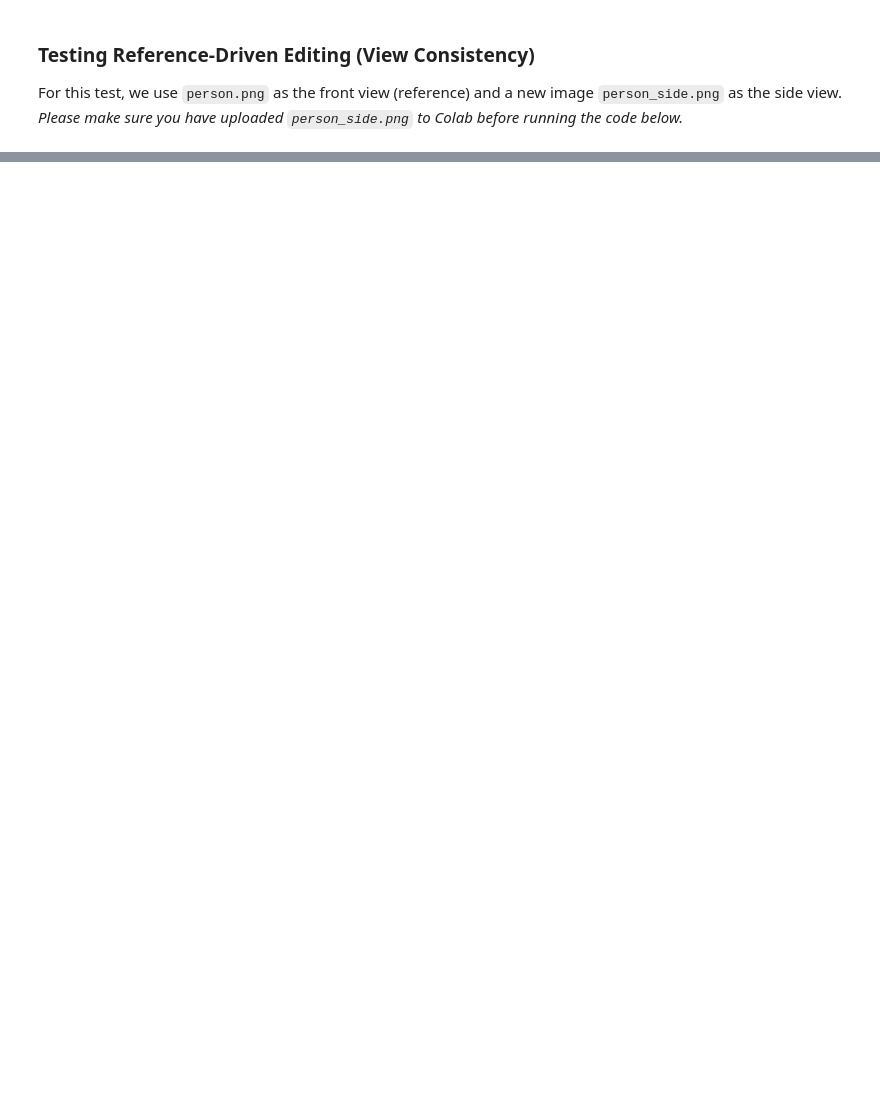
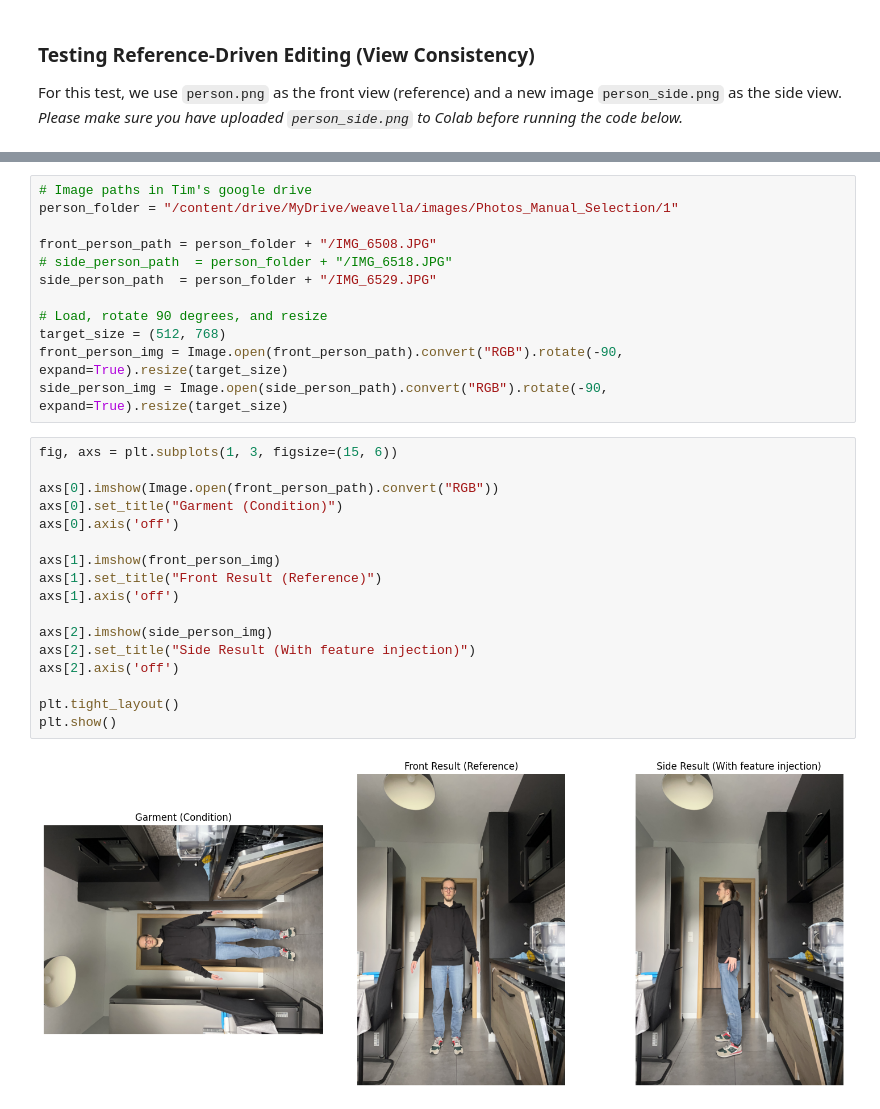
Before and after one commit to Eikthyrnir/CatVTON_3DGS, a Jupyter notebook: CatVTON_sandbox.ipynb, the cells around one changed output, grey strips where cells are left out. Cells and saved outputs as stored; diff of their text form; blank space fills up the shorter version.

```diff
--- a/CatVTON_sandbox.ipynb
+++ b/CatVTON_sandbox.ipynb
@@ -324 +347,32 @@ For this test, we use `person.png` as the front view (reference) and a new image
+# %%
+# Image paths in Tim's google drive
+person_folder = "/content/drive/MyDrive/weavella/images/Photos_Manual_Selection/1"
+
+front_person_path = person_folder + "/IMG_6508.JPG"
+# side_person_path  = person_folder + "/IMG_6518.JPG"
+side_person_path  = person_folder + "/IMG_6529.JPG"
+
+# Load, rotate 90 degrees, and resize
+target_size = (512, 768)
+front_person_img = Image.open(front_person_path).convert("RGB").rotate(-90, expand=True).resize(target_size)
+side_person_img = Image.open(side_person_path).convert("RGB").rotate(-90, expand=True).resize(target_size)
+# %%
+fig, axs = plt.subplots(1, 3, figsize=(15, 6))
+
+axs[0].imshow(Image.open(front_person_path).convert("RGB"))
+axs[0].set_title("Garment (Condition)")
+axs[0].axis('off')
+
+axs[1].imshow(front_person_img)
+axs[1].set_title("Front Result (Reference)")
+axs[1].axis('off')
+
+axs[2].imshow(side_person_img)
+axs[2].set_title("Side Result (With feature injection)")
+axs[2].axis('off')
+
+plt.tight_layout()
+plt.show()
+# %% [output]
+[figure, added]
 # %%
```
Also changed, not shown: parts of 11 cells of this notebook.
